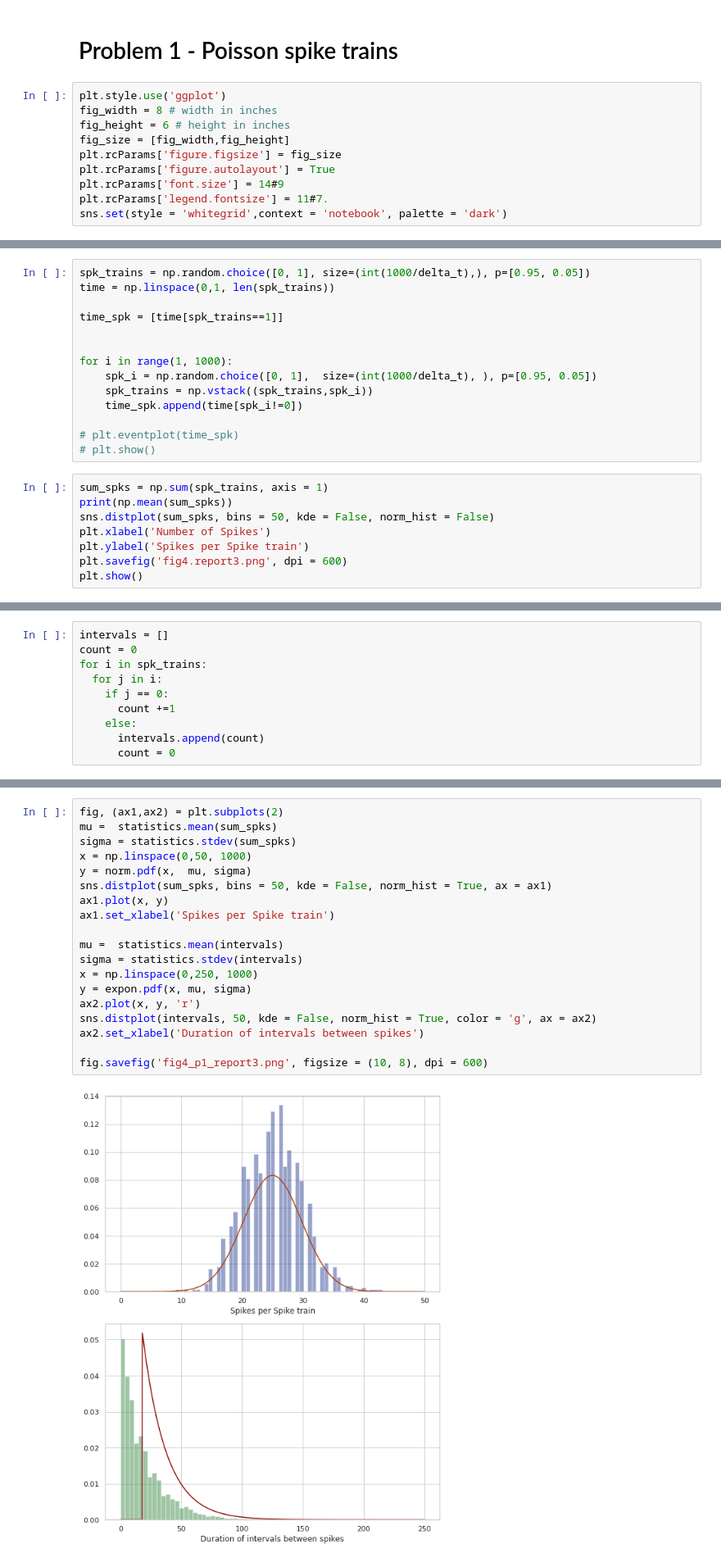
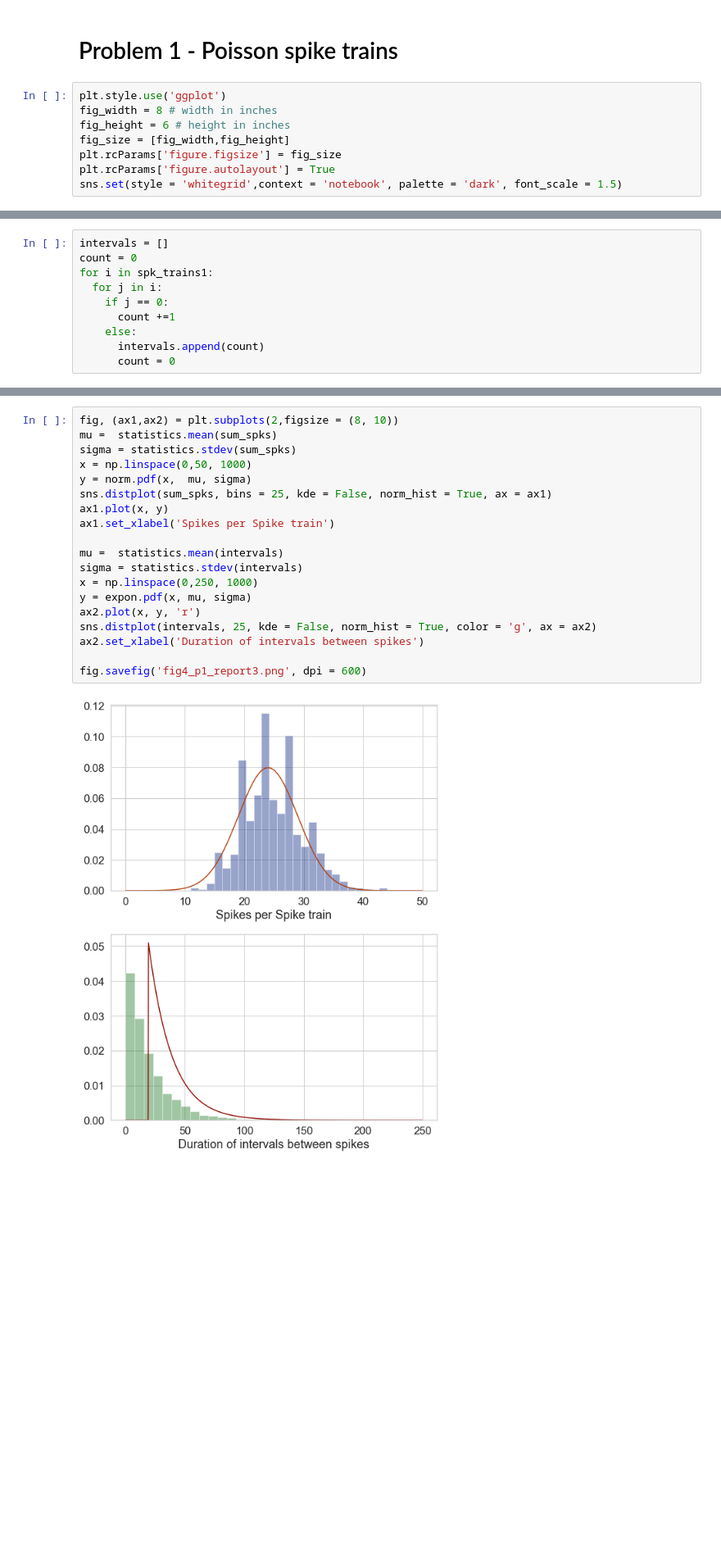
Before and after one commit to Nicobruno92/MOD201-Computational-Neuroscience, a Jupyter notebook: Problem 3/Problem set 3 - Problem 1.ipynb, the cells around one changed output, grey strips where cells are left out. Shown: that part at 82% size. Saved outputs shown, nothing was run; the diff lists cells and outputs as text; blank space fills up the shorter version.

```diff
--- a/Problem 3/Problem set 3 - Problem 1.ipynb
+++ b/Problem 3/Problem set 3 - Problem 1.ipynb
@@ -16,9 +16,7 @@ fig_height = 6 # height in inches
 fig_size = [fig_width,fig_height]
 plt.rcParams['figure.figsize'] = fig_size
 plt.rcParams['figure.autolayout'] = True
-plt.rcParams['font.size'] = 14#9
-plt.rcParams['legend.fontsize'] = 11#7.
-sns.set(style = 'whitegrid',context = 'notebook', palette = 'dark')
+sns.set(style = 'whitegrid',context = 'notebook', palette = 'dark', font_scale = 1.5)
 # %% [markdown]
 ## (a)
 In many neurons of the brain, the omission of individual spikes appears to occur almost at
@@ -92,22 +89,0 @@ fig.show()
-# %%
-spk_trains = np.random.choice([0, 1], size=(int(1000/delta_t),), p=[0.95, 0.05])
-time = np.linspace(0,1, len(spk_trains))
-
-time_spk = [time[spk_trains==1]]
-
-
-for i in range(1, 1000):
-    spk_i = np.random.choice([0, 1],  size=(int(1000/delta_t), ), p=[0.95, 0.05])
-    spk_trains = np.vstack((spk_trains,spk_i))
-    time_spk.append(time[spk_i!=0])
-
-# plt.eventplot(time_spk)
-# plt.show()
-# %%
-sum_spks = np.sum(spk_trains, axis = 1)
-print(np.mean(sum_spks))
-sns.distplot(sum_spks, bins = 50, kde = False, norm_hist = False)
-plt.xlabel('Number of Spikes')
-plt.ylabel('Spikes per Spike train')
-plt.savefig('fig4.report3.png', dpi = 600)
-plt.show()
@@ -120,7 +93,7 @@ Compute the histogram of interspike intervals for the above spike trains. Verify
 # %%
 intervals = []
 count = 0
-for i in spk_trains:
+for i in spk_trains1:
   for j in i:
     if j == 0:
       count +=1
@@ -135,21 +108,21 @@ plt.show()
 # %%
-fig, (ax1,ax2) = plt.subplots(2)
+fig, (ax1,ax2) = plt.subplots(2,figsize = (8, 10))
 mu =  statistics.mean(sum_spks)
 sigma = statistics.stdev(sum_spks)
 x = np.linspace(0,50, 1000)
 y = norm.pdf(x,  mu, sigma)
-sns.distplot(sum_spks, bins = 50, kde = False, norm_hist = True, ax = ax1)
+sns.distplot(sum_spks, bins = 25, kde = False, norm_hist = True, ax = ax1)
 ax1.plot(x, y)
 ax1.set_xlabel('Spikes per Spike train')
 
 mu =  statistics.mean(intervals)
 sigma = statistics.stdev(intervals)
 x = np.linspace(0,250, 1000)
 y = expon.pdf(x, mu, sigma)
 ax2.plot(x, y, 'r')
-sns.distplot(intervals, 50, kde = False, norm_hist = True, color = 'g', ax = ax2)
+sns.distplot(intervals, 25, kde = False, norm_hist = True, color = 'g', ax = ax2)
 ax2.set_xlabel('Duration of intervals between spikes')
 
-fig.savefig('fig4_p1_report3.png', figsize = (10, 8), dpi = 600)
+fig.savefig('fig4_p1_report3.png', dpi = 600)
 # %% [output]
-[figure, old version]
+[figure, new version]
```
Also changed, not shown: parts of 5 cells of this notebook, 33 other files.
